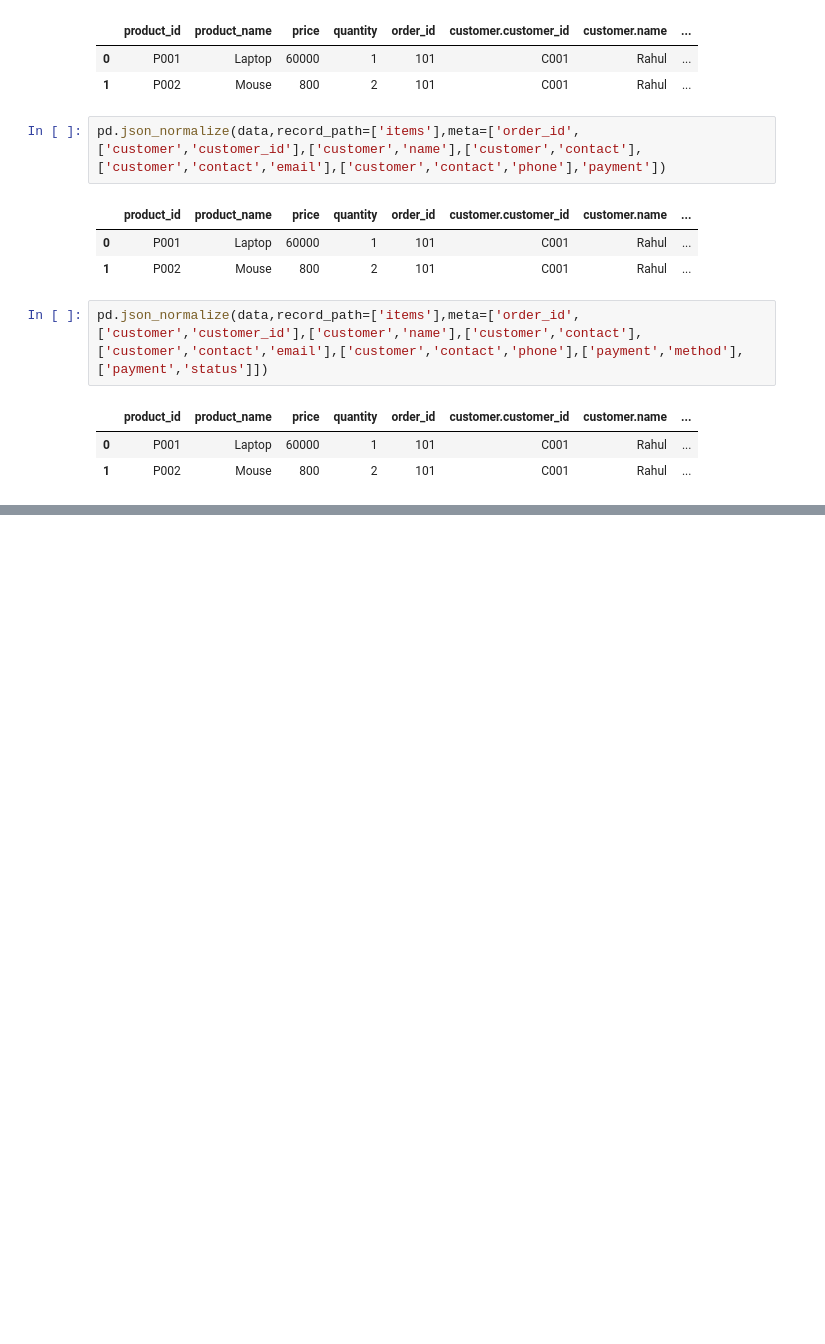
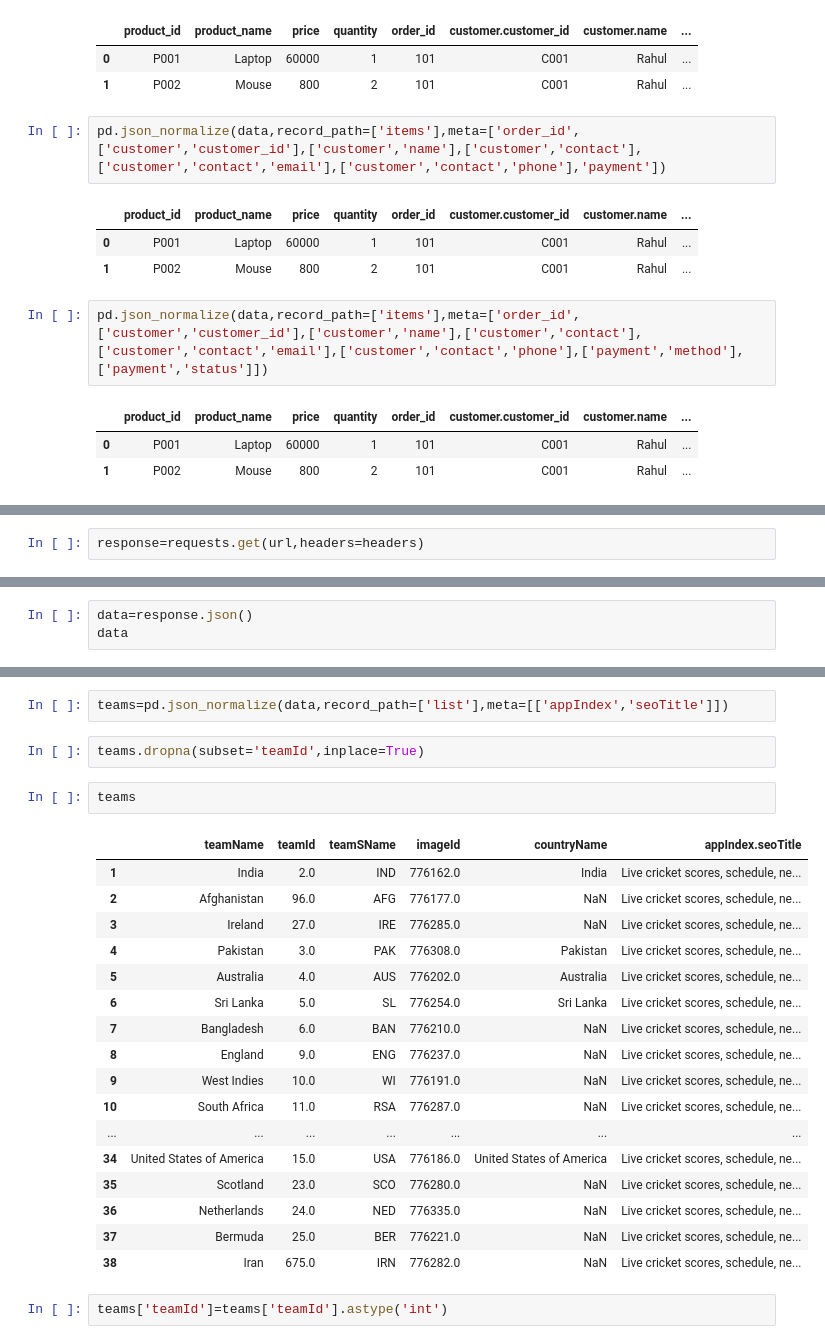
Before and after one commit to Masireddyvamshi/Machine-Learning-Notes, a Jupyter notebook: Data_collection_handling_different_formats_of_data.ipynb, the cells around one changed output, grey strips where cells are left out. Saved outputs shown, nothing was run; the diff lists cells and outputs as text; blank space fills up the shorter version.

```diff
--- a/Data_collection_handling_different_formats_of_data.ipynb
+++ b/Data_collection_handling_different_formats_of_data.ipynb
@@ -539,0 +625,2 @@ pd.json_normalize(data,record_path=['items'],meta=['order_id',['customer','custo
+# %%
+response=requests.get(url,headers=headers)
@@ -539,0 +635,3 @@ pd.json_normalize(data,record_path=['items'],meta=['order_id',['customer','custo
+# %%
+data=response.json()
+data
@@ -539,0 +656,26 @@ pd.json_normalize(data,record_path=['items'],meta=['order_id',['customer','custo
+# %%
+teams=pd.json_normalize(data,record_path=['list'],meta=[['appIndex','seoTitle']])
+# %%
+teams.dropna(subset='teamId',inplace=True)
+# %%
+teams
+# %% [output]
+|  | teamName | teamId | teamSName | imageId | countryName | appIndex.seoTitle |
+| 1 | India | 2.0 | IND | 776162.0 | India | Live cricket scores, schedule, ne... |
+| 2 | Afghanistan | 96.0 | AFG | 776177.0 | NaN | Live cricket scores, schedule, ne... |
+| 3 | Ireland | 27.0 | IRE | 776285.0 | NaN | Live cricket scores, schedule, ne... |
+| 4 | Pakistan | 3.0 | PAK | 776308.0 | Pakistan | Live cricket scores, schedule, ne... |
+| 5 | Australia | 4.0 | AUS | 776202.0 | Australia | Live cricket scores, schedule, ne... |
+| 6 | Sri Lanka | 5.0 | SL | 776254.0 | Sri Lanka | Live cricket scores, schedule, ne... |
+| 7 | Bangladesh | 6.0 | BAN | 776210.0 | NaN | Live cricket scores, schedule, ne... |
+| 8 | England | 9.0 | ENG | 776237.0 | NaN | Live cricket scores, schedule, ne... |
+| 9 | West Indies | 10.0 | WI | 776191.0 | NaN | Live cricket scores, schedule, ne... |
+| 10 | South Africa | 11.0 | RSA | 776287.0 | NaN | Live cricket scores, schedule, ne... |
+| ... | ... | ... | ... | ... | ... | ... |
+| 34 | United States of America | 15.0 | USA | 776186.0 | United States of America | Live cricket scores, schedule, ne... |
+| 35 | Scotland | 23.0 | SCO | 776280.0 | NaN | Live cricket scores, schedule, ne... |
+| 36 | Netherlands | 24.0 | NED | 776335.0 | NaN | Live cricket scores, schedule, ne... |
+| 37 | Bermuda | 25.0 | BER | 776221.0 | NaN | Live cricket scores, schedule, ne... |
+| 38 | Iran | 675.0 | IRN | 776282.0 | NaN | Live cricket scores, schedule, ne... |
+# %%
+teams['teamId']=teams['teamId'].astype('int')
```
Also changed, not shown: parts of 92 cells of this notebook.
